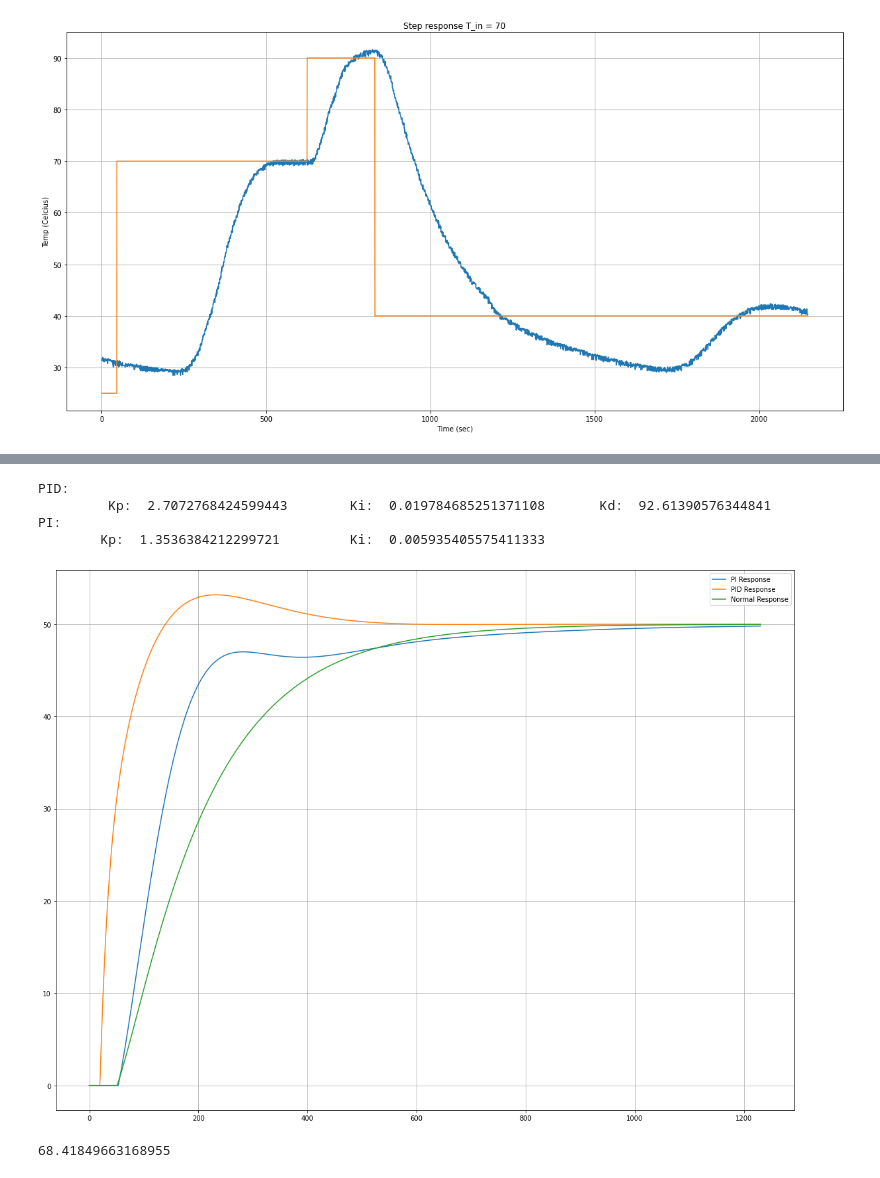
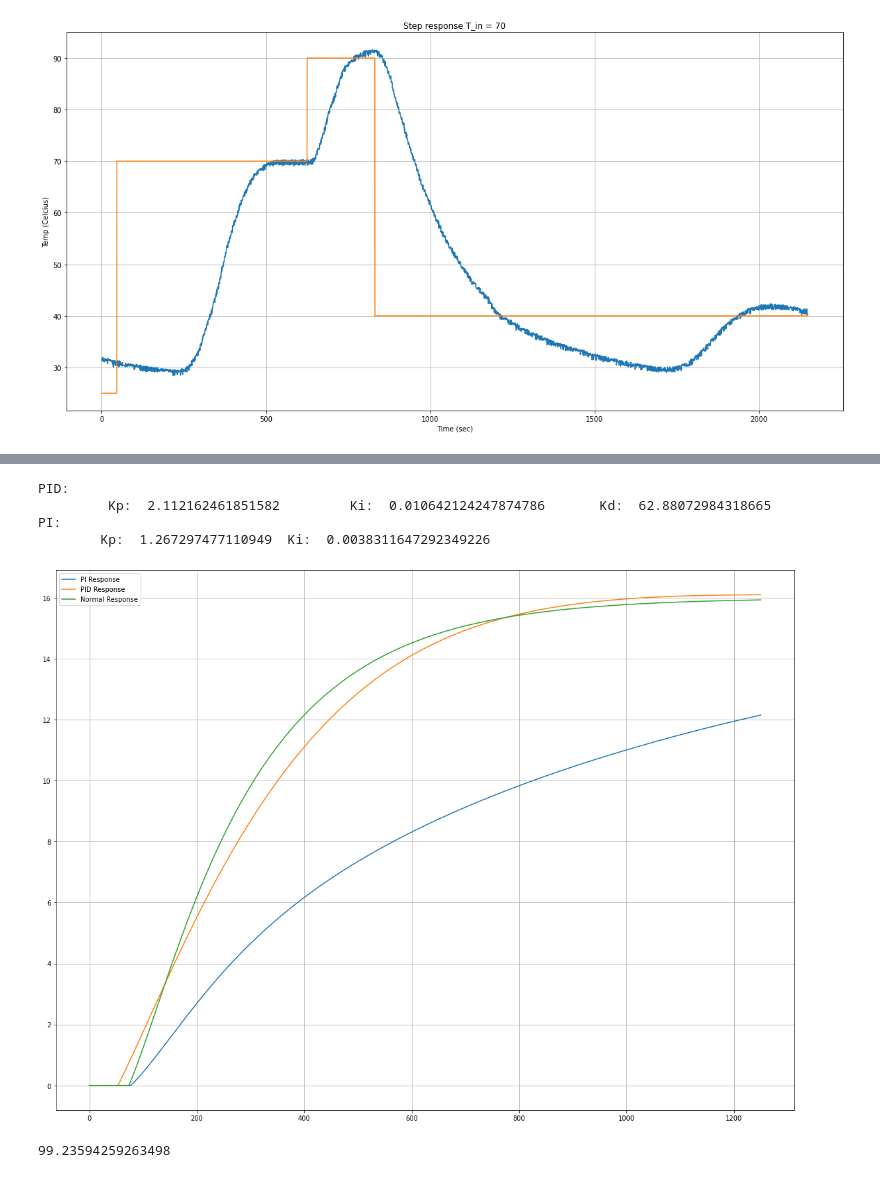
Before and after one commit to Hillerr/-climatic_chamber, a Jupyter notebook: chamber_sys.ipynb, the cells around one changed output, grey strips where cells are left out. Saved outputs shown, nothing was run; the diff lists cells and outputs as text; code cells hidden in the pictures.

```diff
--- a/chamber_sys.ipynb
+++ b/chamber_sys.ipynb
@@ -269,7 +269,7 @@ plt.grid()
 [figure]
 [figure]
 # %%
-chamber_step_50dt = pd.read_csv("data_aquisition/temp_50_dt.csv")
+chamber_step_50dt = pd.read_csv("data_aquisition/temp_control_dt10.csv")
 #chamber_step_50dt = pd.read_csv("data_aquisition/temp_220V.csv")
 
 
@@ -294,7 +294,7 @@ from scipy.signal import butter,filtfilt
 
 T = x_50dt[-1]        # Sample Period
 fs = 1      # sample rate, Hz
-cutoff = .05     # desired cutoff frequency of the filter, Hz ,      slightly higher than actual 1.2 Hz
+cutoff = .005     # desired cutoff frequency of the filter, Hz ,      slightly higher than actual 1.2 Hz
 nyq = 0.5 * fs  # Nyquist Frequency
 order = 2       # sin wave can be approx represented as quadratic
 n = int(T * fs) # total number of samples
@@ -380,9 +380,9 @@ x_data = x_50dt
 
 def tune_ZN_PID(T, tau):
    # PID Tunning
-    Kp = 1.2 * tau/T
+    Kp = 1 * tau/T
     Ti = 2 * T
-    Td = 0.5 * T
+    Td = 0.3 * T
 
     return Kp, Ti, Td
 
@@ -419,9 +419,9 @@ print("PID:\n\t Kp: ", Kp, "\tKi: ", Kp/Ti, "\tKd: ", Kp*Td)
 print("PI:\n\tKp: ", Kp_pi, "\tKi: ", Kp_pi/Ti_pi)
 # %% [output]
 PID:
-         Kp:  2.7072768424599443        Ki:  0.019784685251371108       Kd:  92.61390576344841
+         Kp:  2.112162461851582         Ki:  0.010642124247874786       Kd:  62.88072984318665
 PI:
-        Kp:  1.3536384212299721         Ki:  0.005935405575411333
+        Kp:  1.267297477110949  Ki:  0.0038311647292349226
 # %%
 def compare_systems(y_inf, K, x_data, original, PI=None, PID=None):
     plt.figure(figsize=(20, 15))
@@ -451,13 +451,13 @@ def compare_systems(y_inf, K, x_data, original, PI=None, PID=None):
     plt.legend(legend)
     plt.show()
 # %%
-compare_systems(50, k, x_data, sys_comp, sys_fb_pi, sys_fb_pid)
+compare_systems(16, k, x_data, sys_comp, sys_fb_pi, sys_fb_pid)
 # %% [output]
-[figure, old version]
+[figure, new version]
 # %%
 print(T)
 # %% [output]
-68.41849663168955
+99.23594259263498
 # %%
 den_novo = [1, 2*0.00591, 0.00591**2]
 num_novo = [k*0.00591**2]
```
Also changed, not shown: parts of 5 cells of this notebook, 37 other files.
